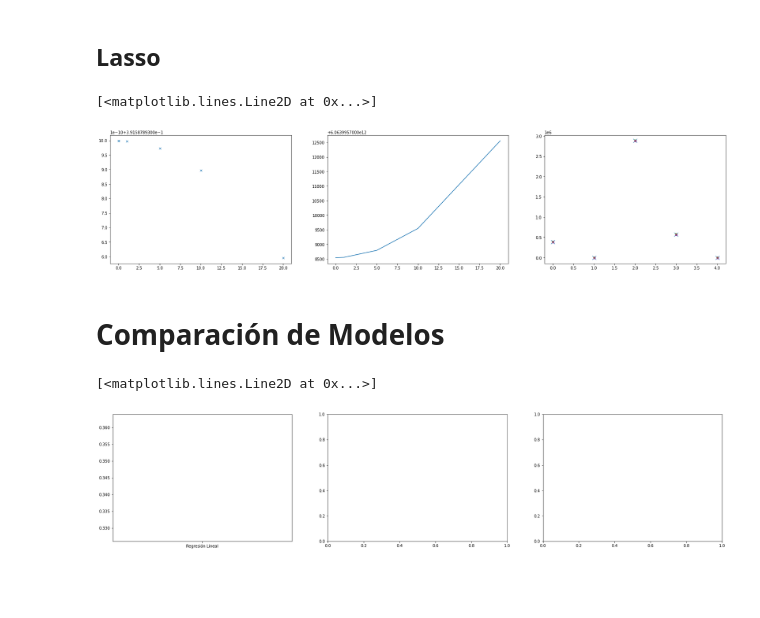
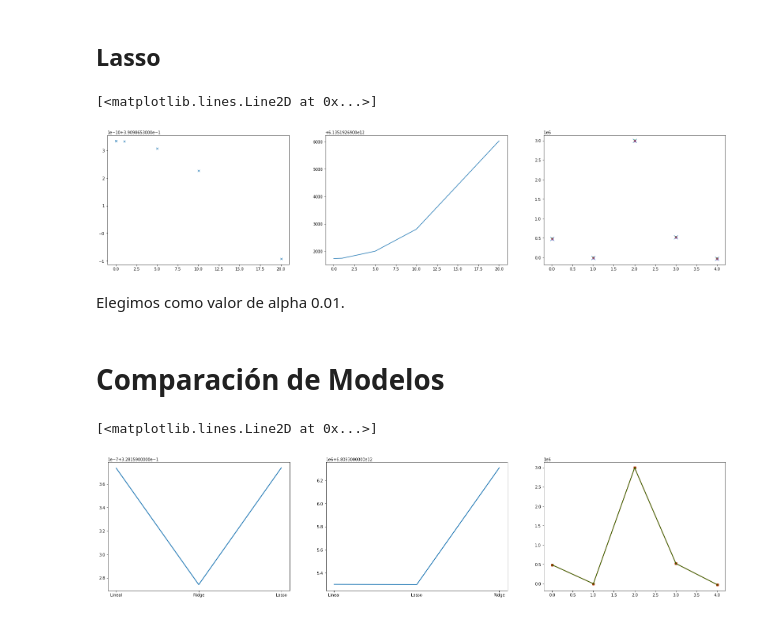
Before and after one commit to AlonsoCasanova/Proyecto-IMT2200, a Jupyter notebook: analisis.ipynb, the cells around one changed output. Cells and saved outputs as stored; diff of their text form; code cells hidden in the pictures; blank space fills up the shorter version.

```diff
--- a/analisis.ipynb
+++ b/analisis.ipynb
@@ -307,9 +307,9 @@ y_pred_train=linreg.predict(x_train)
 R2_lineal_train=linreg.score(x_train, y_train)
 rmse_lineal_train=mean_squared_error(y_train, y_pred_train)
 
-coef_regresiones['Regresión Lineal'] = linreg.coef_
-dic_R2_error_train['Regresión Lineal'] = R2_lineal_train
-dic_rmse_error_train['Regresión Lineal'] = rmse_lineal_train
+coef_regresiones['Lineal'] = linreg.coef_
+dic_R2_error_train['Lineal'] = R2_lineal_train
+dic_rmse_error_train['Lineal'] = rmse_lineal_train
 
 #predecir valores de y para el set de prueba
 y_pred_test = linreg.predict(x_test)
@@ -319,6 +319,6 @@ rmse_test=mean_squared_error(y_test, y_pred_test)
 R2_lineal_test = linreg.score(x_test, y_test)
 rmse_lineal_test=mean_squared_error(y_test, y_pred_test)
 
-dic_R2_error_test['Regresión Lineal'] = R2_lineal_test
-dic_rmse_error_test['Regresión Lineal'] = rmse_lineal_test
+dic_R2_error_test['Lineal'] = R2_lineal_test
+dic_rmse_error_test['Lineal'] = rmse_lineal_test
 # %%
@@ -391,11 +391,11 @@ y_train_pred = rreg.predict(x_train)
 # por ahora solo probar con datos de entrenamiento
 y_test_pred = rreg.predict(x_test)
 test_score_ridge = rreg.score(x_test, y_test)
-
+coef_regresiones['Ridge'] = rreg.coef_
 dic_rmse_error_train['Ridge'] = mean_squared_error(y_train_pred, y_train)
 dic_R2_error_train['Ridge'] = rreg.score(x_train, y_train)
-dic_rmse_error_train['Ridge'] = mean_squared_error(y_test_pred, y_test)
-dic_R2_error_train['Ridge'] = test_score_ridge
+dic_R2_error_test['Ridge'] = test_score_ridge
+dic_rmse_error_test['Ridge'] = mean_squared_error(y_test_pred, y_test)
 # %% [markdown]
 ## Lasso
 # %%
@@ -410,13 +410,14 @@ for na,al in enumerate(alphas):
     lasso = Lasso(alpha=al)
     lasso.fit(x_train, y_train)
 
+    y_train_pred = lasso.predict(x_train)
+    y_test_pred = lasso.predict(x_test)
     #coeficientes de la regresión
     #print(rreg.coef_)
     dic_coefs_lasso[al] = lasso.coef_
 
     #predecimos respuesta para datos de entrenamiento y prueba
-    y_train_pred = lasso.predict(x_train)
-    y_test_pred = lasso.predict(x_test)
+
 
     #Cálculo de error (MSE) para datos de entrenamiento y prueba
     dic_error_rsme_lasso[al] = mean_squared_error(y_train_pred, y_train)
@@ -442,16 +443,35 @@ ax3.plot(np.array([i for i in range(5)]), dic_coefs_lasso[20], linestyle='None',
 #ax3.legend()    # agregar legend para diferenciar los valores de alpha
 # %% [output]
 [<matplotlib.lines.Line2D at 0x...>]
-[figure, old version]
+[figure, new version]
+# %% [markdown]
+Elegimos como valor de alpha 0.01.
+# %%
+lasso = Lasso(alpha=0.01)
+lasso.fit(x_train, y_train)
+
+y_train_pred = lasso.predict(x_train)
+y_test_pred = lasso.predict(x_test)
+
+dic_R2_error_train['Lasso'] = lasso.score(x_train, y_train)
+dic_rmse_error_train['Lasso'] = mean_squared_error(y_train_pred, y_train)
+
+coef_regresiones['Lasso'] = lasso.coef_
+dic_R2_error_test['Lasso'] = lasso.score(x_test, y_test)
+dic_rmse_error_test['Lasso'] = mean_squared_error(y_test_pred, y_test)
 # %% [markdown]
 # Comparación de Modelos
 # %%
 fig, (ax1,ax2,ax3) = plt.subplots(1,3, figsize=(28,6))
 # ax1 : R2 para los valores
-ax1.plot(dic_R2_error_test.keys() , dic_R2_error_test.values())
+ax1.plot(dic_R2_error_test.keys() , dic_R2_error_test.values(), lw=2)
 #ax1.set_ylim(0.4, 0.5)
 # ax2 : RSME para los valores de alpha
-#ax2.plot(dic_error_rsme_ridge.keys(), dic_error_rsme_ridge.values())
+ax2.plot(dic_rmse_error_test.keys(), dic_rmse_error_test.values(), lw=2)
+
+ax3.plot(np.array([i for i in range(5)]), coef_regresiones['Lineal'], color='red', marker='o', lw=2)
+#ax3.plot(np.array([i for i in range(5)]), coef_regresiones['Ridge'], color='red', marker='v')
+ax3.plot(np.array([i for i in range(5)]), coef_regresiones['Ridge'], color='Green', marker='x')
 # %% [output]
 [<matplotlib.lines.Line2D at 0x...>]
-[figure, old version]
+[figure, new version]
```
Also changed, not shown: parts of 4 cells of this notebook, 1 other file.
